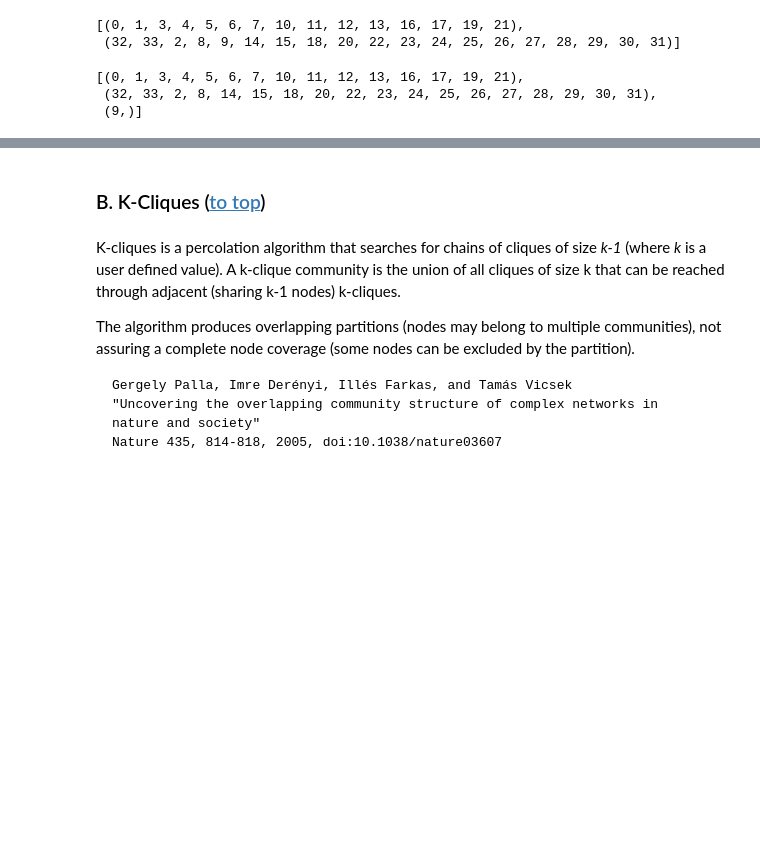
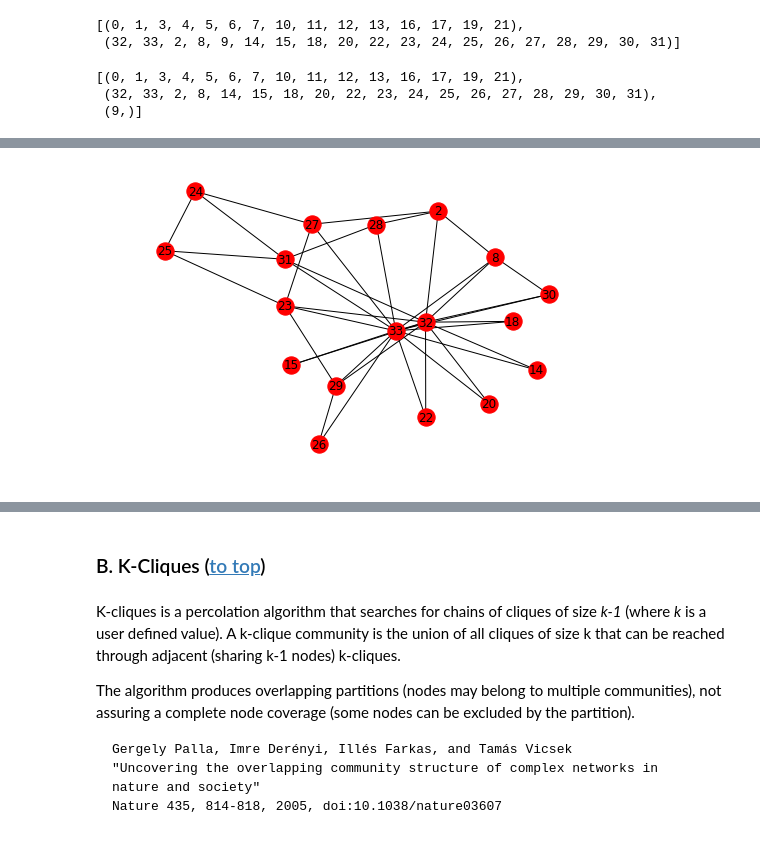
Before and after one commit to KDDComplexNetworkAnalysis/CNA_Tutorials, a Jupyter notebook: CommunityDiscovery.ipynb, the cells around one changed output, grey strips where cells are left out. Saved outputs shown, nothing was run; the diff lists cells and outputs as text; code cells hidden in the pictures; blank space fills up the shorter version.

```diff
--- a/CommunityDiscovery.ipynb
+++ b/CommunityDiscovery.ipynb
@@ -86,0 +77,4 @@ gn_coms
+# %%
+nx.draw(g.subgraph(coms_gn[1]), with_labels=True)
+# %% [output]
+[figure, added]
```
Also changed, not shown: parts of 17 cells of this notebook.
